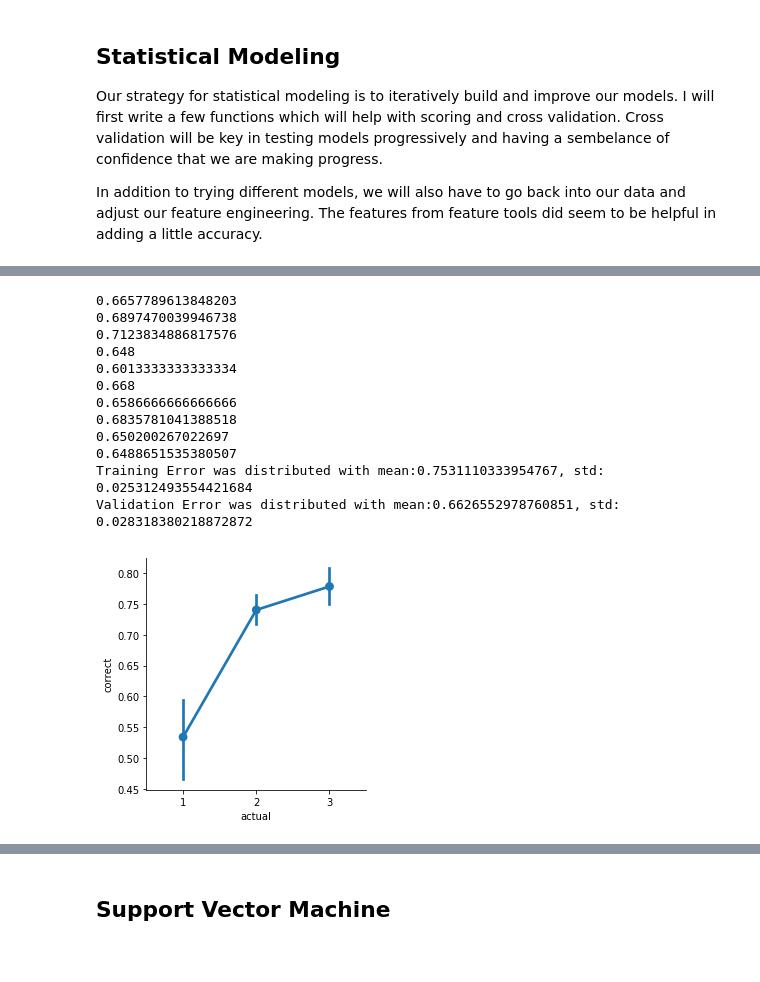
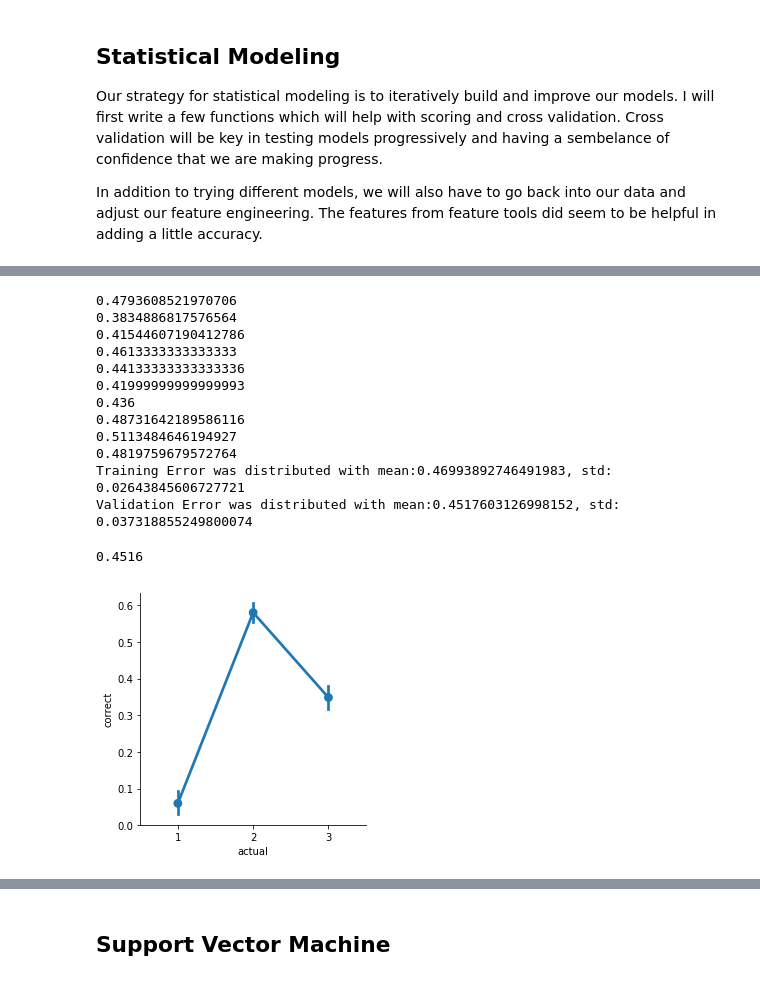
Before and after one commit to mrklees/Data-Science-Capstone, a Jupyter notebook: Earthquake Damage Report.ipynb, the cells around one changed output, grey strips where cells are left out. Drawn from its saved outputs; the diff is of its cells as text; code cells hidden in the pictures.

```diff
--- a/Earthquake Damage Report.ipynb
+++ b/Earthquake Damage Report.ipynb
@@ -300,14 +393,13 @@ base[base.damage_grade == 3].shape
 from sklearn.preprocessing import RobustScaler
 from sklearn.model_selection import train_test_split, GridSearchCV
 
-def preprocessing(data):
-    X, y = data.drop('damage_grade', axis=1), data['damage_grade']
+def preprocessing(X, y=None):
     # At this point, any NA's can just be filled with 0.
     X.fillna(0, inplace=True)
     # Drop columns which have no information value
     # X = drop_unused(X)
     # Drop any columns which only have a single value
-    X = drop_trivial(X)
+    # X = drop_trivial(X)
     # Scale our numeric cols
     X = norm_cols(X)
     return X, y
@@ -339,0 +426,12 @@ Xgeo_train, Xgeo_test, ygeo_train, ygeo_test = train_test_split(X, y, train_size
+# %%
+X, y = preprocessing(base, labels.damage_grade)
+X_train, X_test, y_train, y_test = train_test_split(X, y, train_size=0.75, stratify=y)
+
+X_g1, y_g1 = preprocessing(base_with_geo1, labels.damage_grade)
+Xgeo1_train, Xgeo1_test, ygeo1_train, ygeo1_test = train_test_split(X_g1, y_g1, train_size=0.75, stratify=y)
+
+X_g2, y_g2 = preprocessing(base_with_geo2, labels.damage_grade)
+Xgeo2_train, Xgeo2_test, ygeo2_train, ygeo2_test = train_test_split(X_g2, y_g2, train_size=0.75, stratify=y)
+
+X_g3, y_g3 = preprocessing(base_with_geo3, labels.damage_grade)
+Xgeo3_train, Xgeo3_test, ygeo3_train, ygeo3_test = train_test_split(X_g3, y_g3, train_size=0.75, stratify=y)
@@ -367,7 +472,7 @@ def cross_validate(model, X, y, n_folds=5, oversample=False):
         xt, yt = X.iloc[ts, :], y.iloc[ts]
         xv, yv = X.iloc[vs, :], y.iloc[vs]
         if oversample:
-            xt, yt = RandomOverSampler().fit_sample(xt, yt)
+            xt, yt = SMOTE(n_jobs=-1).fit_sample(xt, yt)
         model.fit(xt, yt)
         training_scores.append(score_model(model, xt, yt))
         val_score = score_model(model, xv, yv)
@@ -378,13 +483,21 @@ def cross_validate(model, X, y, n_folds=5, oversample=False):
     print(f"Training Error was distributed with mean:{training_scores.mean()}, std: {training_scores.std()}")
     print(f"Validation Error was distributed with mean:{validation_scores.mean()}, std: {validation_scores.std()}")
 
-def plot_error_by_class(model, X, y):
+def make_predictions(model, X, y):
     testing = X.copy()
     testing['preds'] = model.predict(X)
-    testing['actual'] = y
+    testing['actual'] = y.values
     testing['correct'] = np.where(testing.preds == testing.actual, 1, 0)
+    return testing
+
+def plot_error_by_class(model, X, y):
+    testing = make_predictions(model, X, y)
 
     # Our accuracy for each class
     # Clearly the class imbalance problem
     sns.factorplot(x="actual", y='correct', data=testing)
     plt.show()
+
+def filter_preprocess(X, y, k=500):
+    X_best = pd.DataFrame(SelectKBest(k=k).fit_transform(X, y))
+    return X_best, y
@@ -410,0 +550,5 @@ score_model(logit_model, X_test, y_test)
+# %%
+selector = SelectKBest(k='all')
+Xfiltered = pd.DataFrame(selector.fit_transform(Xgeo1_train, ygeo1_train))
+logit_model = SGDClassifier(loss='log', penalty='elasticnet', max_iter=1000000, tol=1e-12, alpha=0.0001, l1_ratio=0.55)
+cross_validate(logit_model, Xfiltered, ygeo1_train, n_folds=10, oversample=False)
@@ -411,19 +597,23 @@ score_model(logit_model, X_test, y_test)
 # %%
-cross_validate(logit_model, Xgeo_train, ygeo_train, n_folds=10, oversample=False)
+cross_validate(logit_model, Xgeo2_train, ygeo2_train, n_folds=10, oversample=False)
 # %% [output]
-0.6657789613848203
-0.6897470039946738
-0.7123834886817576
-0.648
-0.6013333333333334
-0.668
-0.6586666666666666
-0.6835781041388518
-0.650200267022697
-0.6488651535380507
-Training Error was distributed with mean:0.7531110333954767, std: 0.025312493554421684
-Validation Error was distributed with mean:0.6626552978760851, std: 0.028318380218872872
+0.4793608521970706
+0.3834886817576564
+0.41544607190412786
+0.4613333333333333
+0.44133333333333336
+0.41999999999999993
+0.436
+0.48731642189586116
+0.5113484646194927
+0.4819759679572764
+Training Error was distributed with mean:0.46993892746491983, std: 0.02643845606727721
+Validation Error was distributed with mean:0.4517603126998152, std: 0.037318855249800074
+# %%
+score_model(logit_model, Xgeo2_test, ygeo2_test)
+# %% [output]
+0.4516
 # %%
-plot_error_by_class(logit_model, X_test, y_test)
+plot_error_by_class(logit_model, Xgeo2_test, ygeo2_test)
 # %% [output]
-[figure, old version]
+[figure, new version]
```
Also changed, not shown: parts of 55 cells of this notebook, 5 other files.
